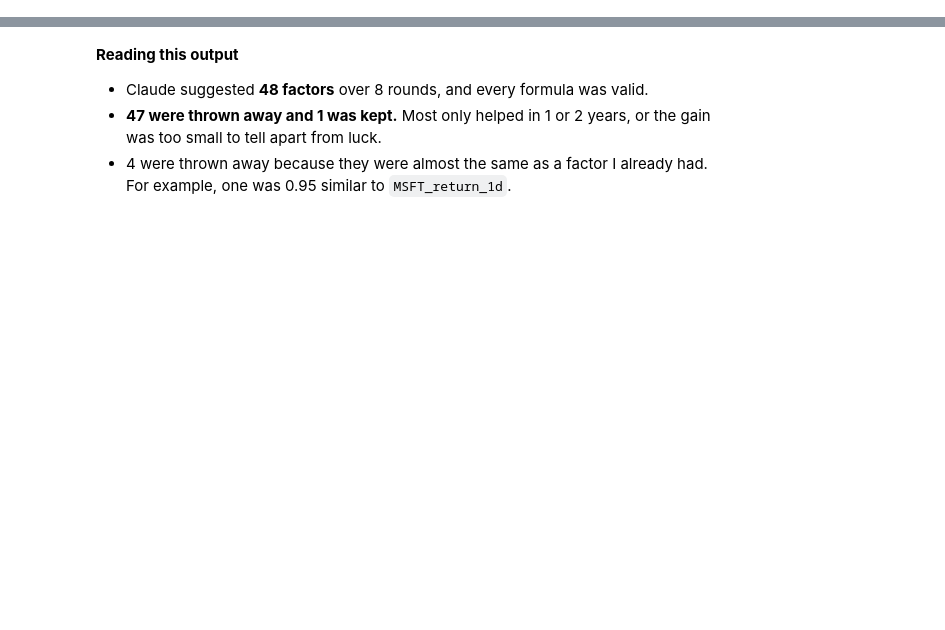
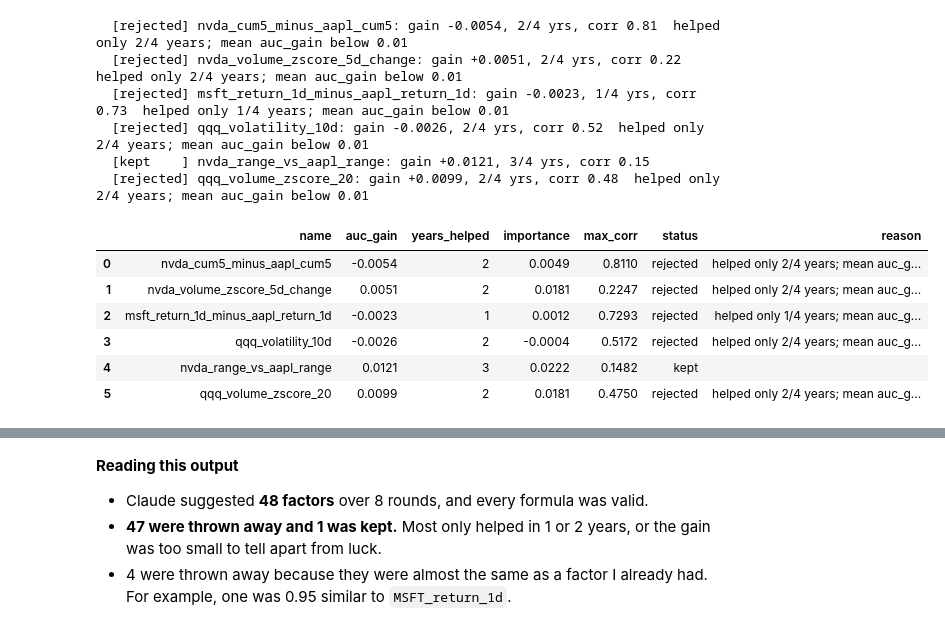
Before and after one commit to Bastob96/SemanticMLPFinance, a Jupyter notebook: Stage 2_Demo.ipynb, the cells around one changed output, grey strips where cells are left out. Drawn from its saved outputs; the diff is of its cells as text; code cells hidden in the pictures; blank space fills up the shorter version.

Commit message:
Stage 2 demo: all code inside the notebook

```diff
--- a/Stage 2_Demo.ipynb
+++ b/Stage 2_Demo.ipynb
@@ -315,0 +843,28 @@ kept         1
+# %%
+# Section 6c: Re-run round 4 with the code above, using the answer Claude gave in that round
+import tempfile
+
+saved_answer = json.loads((LLM_RUN / 'round_04_response.json').read_text())
+replay = Loop(proposer=lambda prompt: saved_answer,              # Claude's saved reply instead of a new API call
+              raw=raw, features=features, prices=prices,
+              out_dir=Path(tempfile.mkdtemp()),
+              stage1_importance_path=Path('results/multi_year/permutation_importance_summary.csv'))
+replay.board = llm_board[llm_board['round'] < 4].to_dict('records')   # what had happened in rounds 1-3
+replay.run_round(4)
+
+round_4 = pd.DataFrame(replay.board[-6:])[['name', 'auc_gain', 'years_helped', 'importance', 'max_corr', 'status', 'reason']]
+round_4.round(4)
+# %% [output]
+  [rejected] nvda_cum5_minus_aapl_cum5: gain -0.0054, 2/4 yrs, corr 0.81  helped only 2/4 years; mean auc_gain below 0.01
+  [rejected] nvda_volume_zscore_5d_change: gain +0.0051, 2/4 yrs, corr 0.22  helped only 2/4 years; mean auc_gain below 0.01
+  [rejected] msft_return_1d_minus_aapl_return_1d: gain -0.0023, 1/4 yrs, corr 0.73  helped only 1/4 years; mean auc_gain below 0.01
+  [rejected] qqq_volatility_10d: gain -0.0026, 2/4 yrs, corr 0.52  helped only 2/4 years; mean auc_gain below 0.01
+  [kept    ] nvda_range_vs_aapl_range: gain +0.0121, 3/4 yrs, corr 0.15
+  [rejected] qqq_volume_zscore_20: gain +0.0099, 2/4 yrs, corr 0.48  helped only 2/4 years; mean auc_gain below 0.01
+|  | name | auc_gain | years_helped | importance | max_corr | status | reason |
+| 0 | nvda_cum5_minus_aapl_cum5 | -0.0054 | 2 | 0.0049 | 0.8110 | rejected | helped only 2/4 years; mean auc_g... |
+| 1 | nvda_volume_zscore_5d_change | 0.0051 | 2 | 0.0181 | 0.2247 | rejected | helped only 2/4 years; mean auc_g... |
+| 2 | msft_return_1d_minus_aapl_return_1d | -0.0023 | 1 | 0.0012 | 0.7293 | rejected | helped only 1/4 years; mean auc_g... |
+| 3 | qqq_volatility_10d | -0.0026 | 2 | -0.0004 | 0.5172 | rejected | helped only 2/4 years; mean auc_g... |
+| 4 | nvda_range_vs_aapl_range | 0.0121 | 3 | 0.0222 | 0.1482 | kept |  |
+| 5 | qqq_volume_zscore_20 | 0.0099 | 2 | 0.0181 | 0.4750 | rejected | helped only 2/4 years; mean auc_g... |
```
Also changed, not shown: parts of 47 cells of this notebook, 1 other file.
